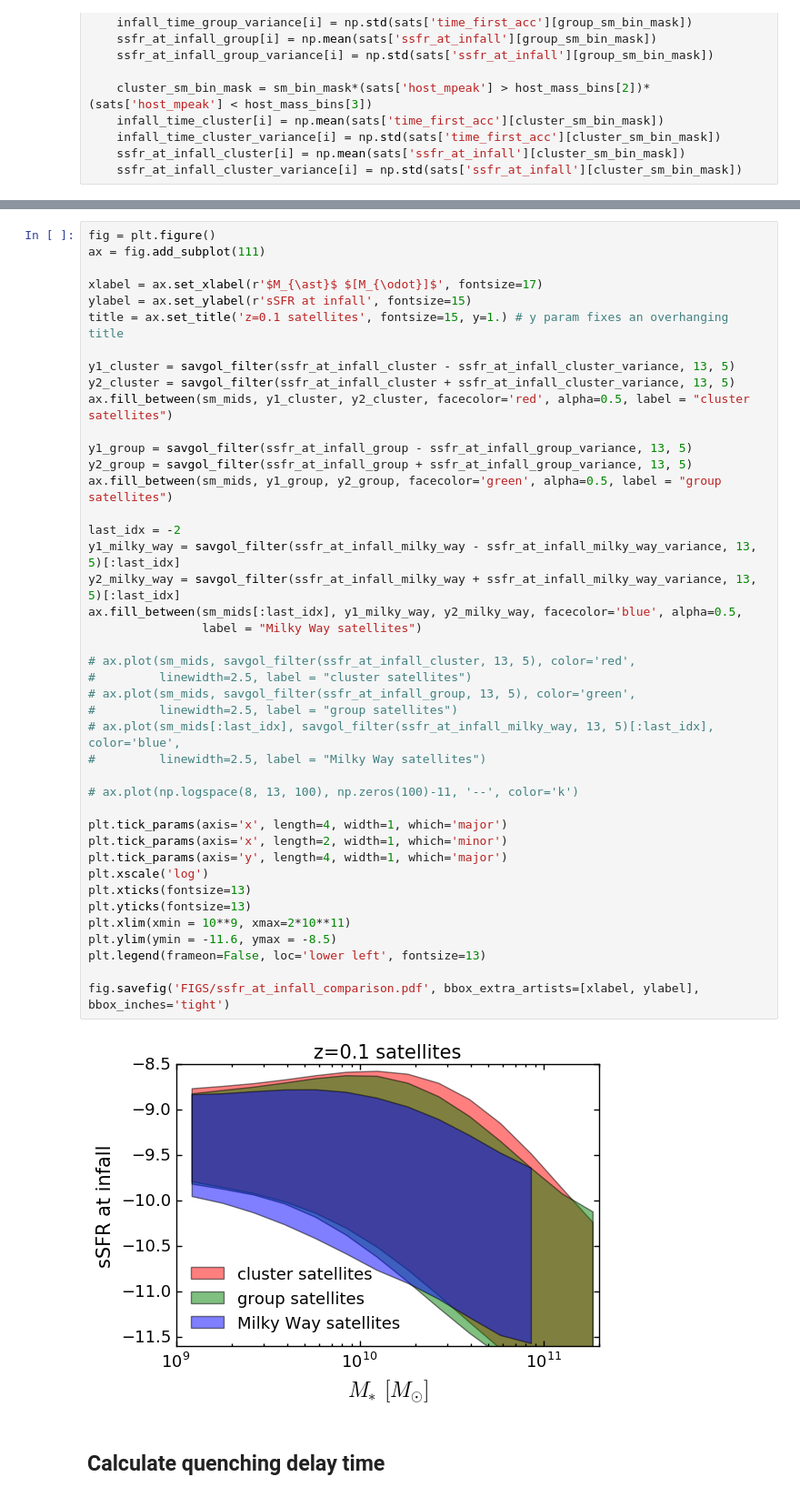
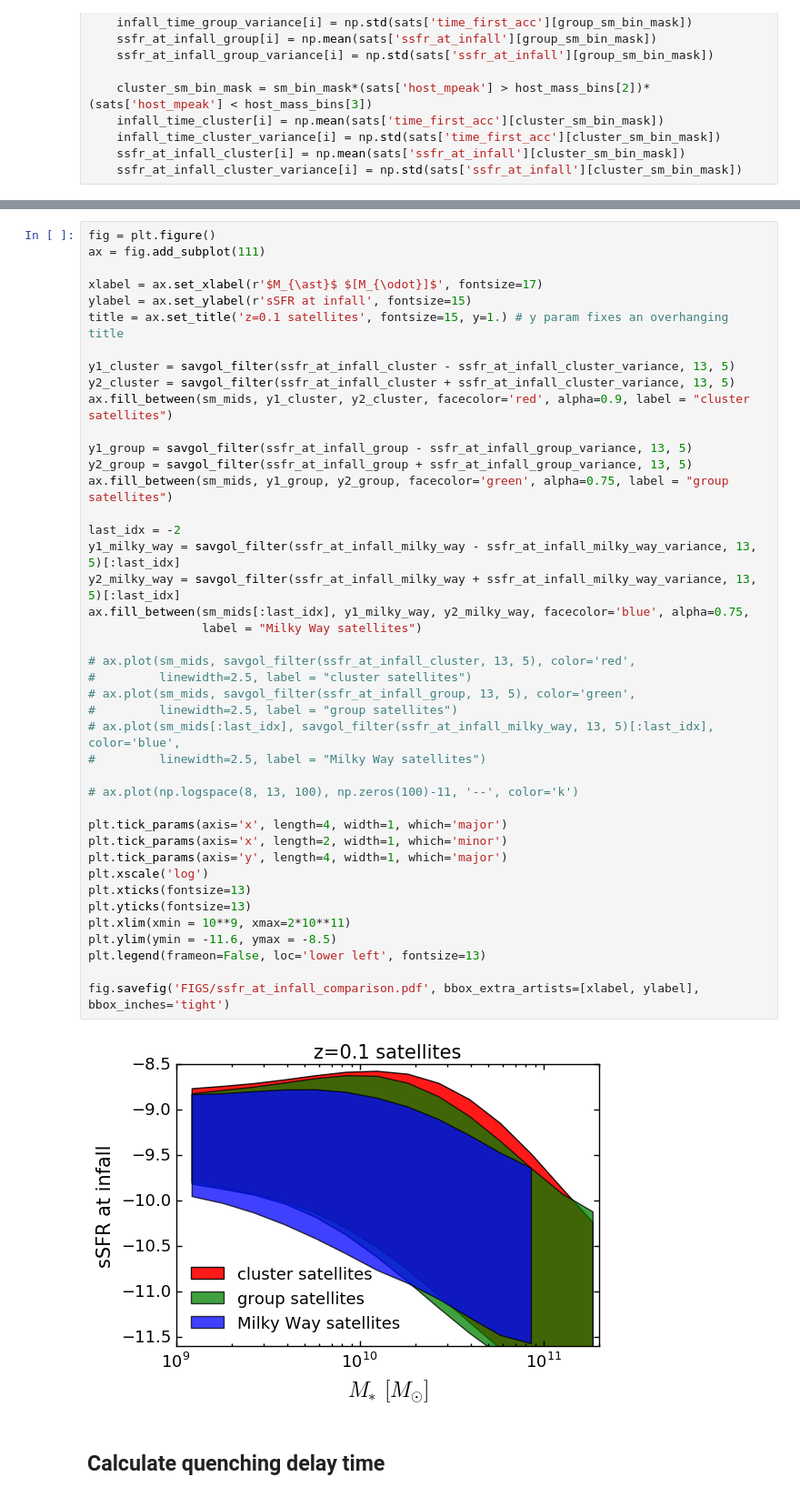
Before and after one commit to aphearin/time_evolving_cam_utils, a Jupyter notebook: compare_infall_times.ipynb, the cells around one changed output, grey strips where cells are left out. Shown at 91% size. Cells and saved outputs as stored; diff of their text form.

Commit message:
Updated color schemes of infall plot

```diff
--- a/compare_infall_times.ipynb
+++ b/compare_infall_times.ipynb
@@ -152,40 +152,40 @@ title = ax.set_title('z=0.1 satellites', fontsize=15, y=1.) # y param fixes an o
 
 y1_cluster = savgol_filter(ssfr_at_infall_cluster - ssfr_at_infall_cluster_variance, 13, 5)
 y2_cluster = savgol_filter(ssfr_at_infall_cluster + ssfr_at_infall_cluster_variance, 13, 5)
-ax.fill_between(sm_mids, y1_cluster, y2_cluster, facecolor='red', alpha=0.5, label = "cluster satellites")
+ax.fill_between(sm_mids, y1_cluster, y2_cluster, facecolor='red', alpha=0.9, label = "cluster satellites")
 
 y1_group = savgol_filter(ssfr_at_infall_group - ssfr_at_infall_group_variance, 13, 5)
 y2_group = savgol_filter(ssfr_at_infall_group + ssfr_at_infall_group_variance, 13, 5)
-ax.fill_between(sm_mids, y1_group, y2_group, facecolor='green', alpha=0.5, label = "group satellites")
+ax.fill_between(sm_mids, y1_group, y2_group, facecolor='green', alpha=0.75, label = "group satellites")
 
 last_idx = -2
 y1_milky_way = savgol_filter(ssfr_at_infall_milky_way - ssfr_at_infall_milky_way_variance, 13, 5)[:last_idx]
 y2_milky_way = savgol_filter(ssfr_at_infall_milky_way + ssfr_at_infall_milky_way_variance, 13, 5)[:last_idx]
-ax.fill_between(sm_mids[:last_idx], y1_milky_way, y2_milky_way, facecolor='blue', alpha=0.5,
+ax.fill_between(sm_mids[:last_idx], y1_milky_way, y2_milky_way, facecolor='blue', alpha=0.75,
                 label = "Milky Way satellites")
 
 # ax.plot(sm_mids, savgol_filter(ssfr_at_infall_cluster, 13, 5), color='red',
 #         linewidth=2.5, label = "cluster satellites")
 # ax.plot(sm_mids, savgol_filter(ssfr_at_infall_group, 13, 5), color='green',
 #         linewidth=2.5, label = "group satellites")
 # ax.plot(sm_mids[:last_idx], savgol_filter(ssfr_at_infall_milky_way, 13, 5)[:last_idx], color='blue',
 #         linewidth=2.5, label = "Milky Way satellites")
 
 # ax.plot(np.logspace(8, 13, 100), np.zeros(100)-11, '--', color='k')
 
 plt.tick_params(axis='x', length=4, width=1, which='major')
 plt.tick_params(axis='x', length=2, width=1, which='minor')
 plt.tick_params(axis='y', length=4, width=1, which='major')
 plt.xscale('log')
 plt.xticks(fontsize=13)
 plt.yticks(fontsize=13)
 plt.xlim(xmin = 10**9, xmax=2*10**11)
 plt.ylim(ymin = -11.6, ymax = -8.5)
 plt.legend(frameon=False, loc='lower left', fontsize=13)
 
 fig.savefig('FIGS/ssfr_at_infall_comparison.pdf', bbox_extra_artists=[xlabel, ylabel], bbox_inches='tight')
 # %% [output]
-[figure, old version]
+[figure, new version]
 # %% [markdown]
 ## Calculate quenching delay time
 # %%
```
Also changed, not shown: parts of 2 cells of this notebook, 3 other files.
